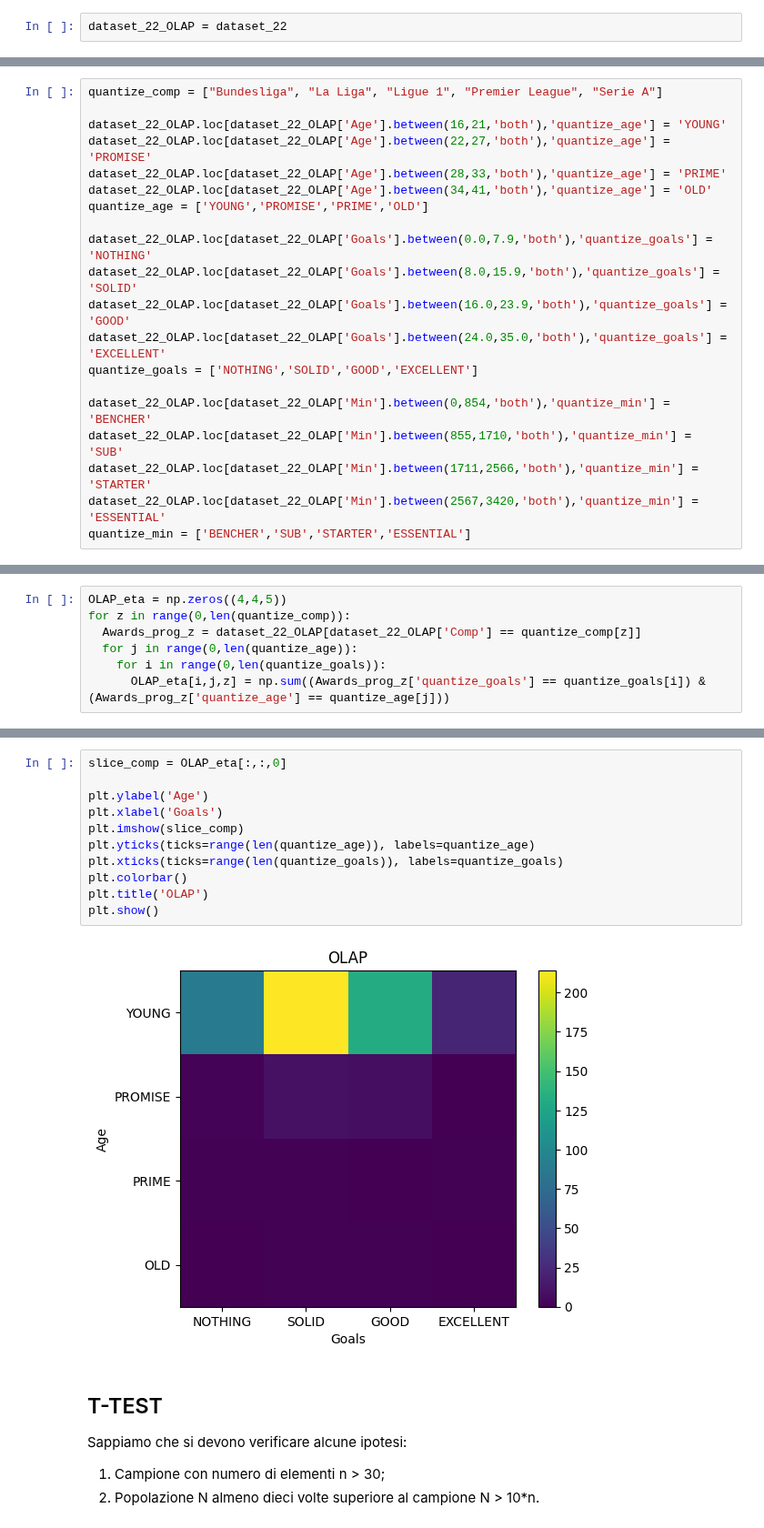
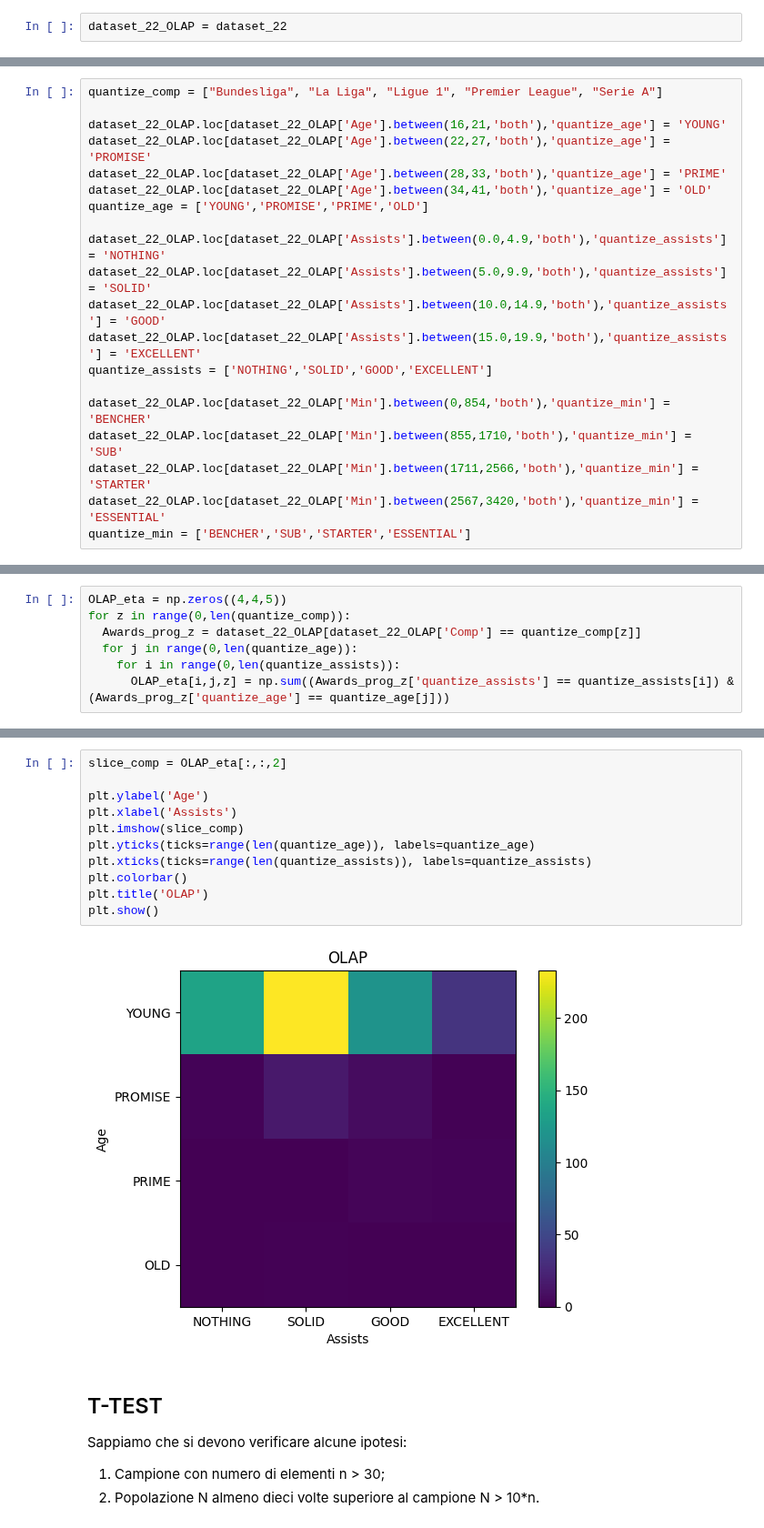
Before and after one commit to Mammew/proj_IDS, a Jupyter notebook: notebook.ipynb, the cells around one changed output, grey strips where cells are left out. Shown at 91% size. Saved outputs shown, nothing was run; the diff lists cells and outputs as text.

Commit message:
changed the statistic-test, Assists are used. Because of that we canged the visualizations, box-plot and OLAP.

```diff
--- a/notebook.ipynb
+++ b/notebook.ipynb
@@ -197,11 +196,11 @@ dataset_22_OLAP.loc[dataset_22_OLAP['Age'].between(28,33,'both'),'quantize_age']
 dataset_22_OLAP.loc[dataset_22_OLAP['Age'].between(34,41,'both'),'quantize_age'] = 'OLD'
 quantize_age = ['YOUNG','PROMISE','PRIME','OLD']
 
-dataset_22_OLAP.loc[dataset_22_OLAP['Goals'].between(0.0,7.9,'both'),'quantize_goals'] = 'NOTHING'
-dataset_22_OLAP.loc[dataset_22_OLAP['Goals'].between(8.0,15.9,'both'),'quantize_goals'] = 'SOLID'
-dataset_22_OLAP.loc[dataset_22_OLAP['Goals'].between(16.0,23.9,'both'),'quantize_goals'] = 'GOOD'
-dataset_22_OLAP.loc[dataset_22_OLAP['Goals'].between(24.0,35.0,'both'),'quantize_goals'] = 'EXCELLENT'
-quantize_goals = ['NOTHING','SOLID','GOOD','EXCELLENT']
+dataset_22_OLAP.loc[dataset_22_OLAP['Assists'].between(0.0,4.9,'both'),'quantize_assists'] = 'NOTHING'
+dataset_22_OLAP.loc[dataset_22_OLAP['Assists'].between(5.0,9.9,'both'),'quantize_assists'] = 'SOLID'
+dataset_22_OLAP.loc[dataset_22_OLAP['Assists'].between(10.0,14.9,'both'),'quantize_assists'] = 'GOOD'
+dataset_22_OLAP.loc[dataset_22_OLAP['Assists'].between(15.0,19.9,'both'),'quantize_assists'] = 'EXCELLENT'
+quantize_assists = ['NOTHING','SOLID','GOOD','EXCELLENT']
 
 dataset_22_OLAP.loc[dataset_22_OLAP['Min'].between(0,854,'both'),'quantize_min'] = 'BENCHER'
 dataset_22_OLAP.loc[dataset_22_OLAP['Min'].between(855,1710,'both'),'quantize_min'] = 'SUB'
@@ -229,6 +228,6 @@ OLAP_eta = np.zeros((4,4,5))
 for z in range(0,len(quantize_comp)):
   Awards_prog_z = dataset_22_OLAP[dataset_22_OLAP['Comp'] == quantize_comp[z]]
   for j in range(0,len(quantize_age)):
-    for i in range(0,len(quantize_goals)):
-      OLAP_eta[i,j,z] = np.sum((Awards_prog_z['quantize_goals'] == quantize_goals[i]) & (Awards_prog_z['quantize_age'] == quantize_age[j]))
+    for i in range(0,len(quantize_assists)):
+      OLAP_eta[i,j,z] = np.sum((Awards_prog_z['quantize_assists'] == quantize_assists[i]) & (Awards_prog_z['quantize_age'] == quantize_age[j]))
 # %% [markdown]
@@ -237,16 +236,16 @@ facciamo lo slice sulle competizioni e visualizziamo eta e numero di gol fatti
 # %%
-slice_comp = OLAP_eta[:,:,0]
+slice_comp = OLAP_eta[:,:,2]
 
 plt.ylabel('Age')
-plt.xlabel('Goals')
+plt.xlabel('Assists')
 plt.imshow(slice_comp)
 plt.yticks(ticks=range(len(quantize_age)), labels=quantize_age)
-plt.xticks(ticks=range(len(quantize_goals)), labels=quantize_goals)
+plt.xticks(ticks=range(len(quantize_assists)), labels=quantize_assists)
 plt.colorbar()
 plt.title('OLAP')
 plt.show()
 # %% [output]
-[figure, old version]
+[figure, new version]
 # %% [markdown]
 ## T-TEST
 
```
Also changed, not shown: parts of 16 cells of this notebook.
